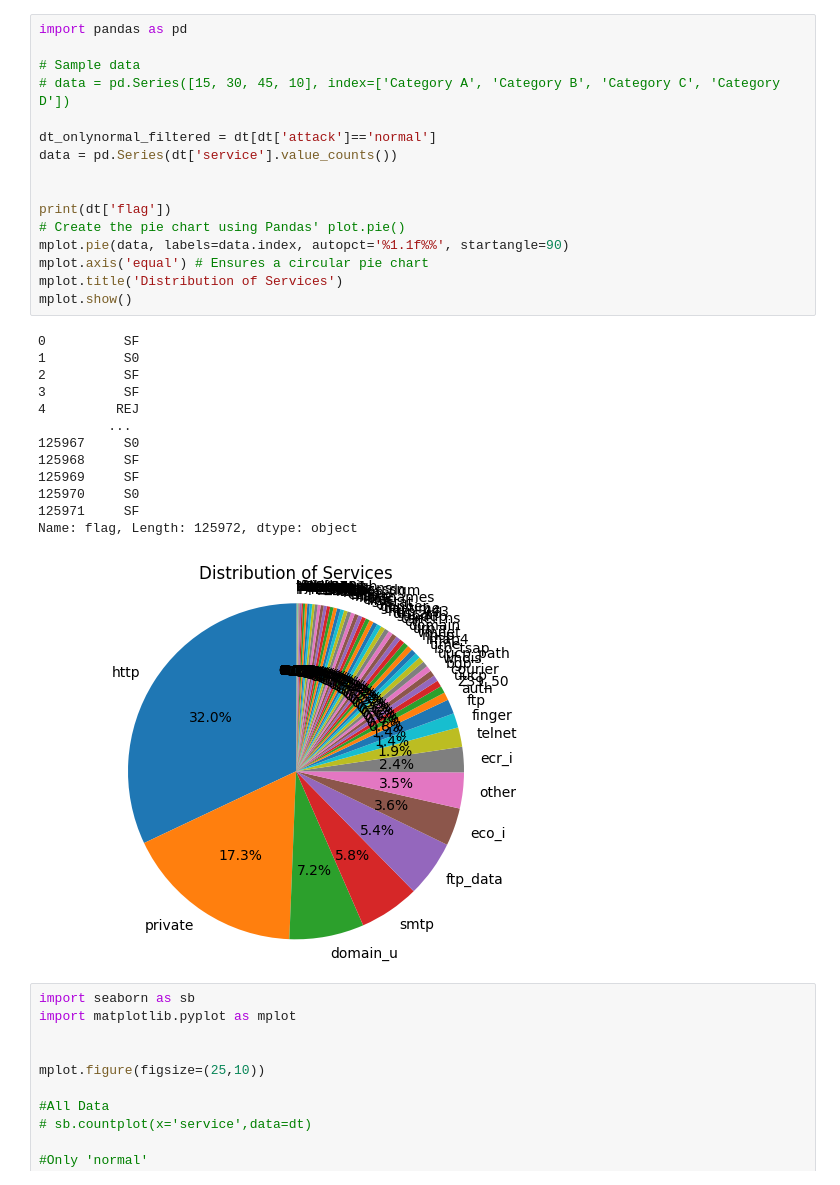
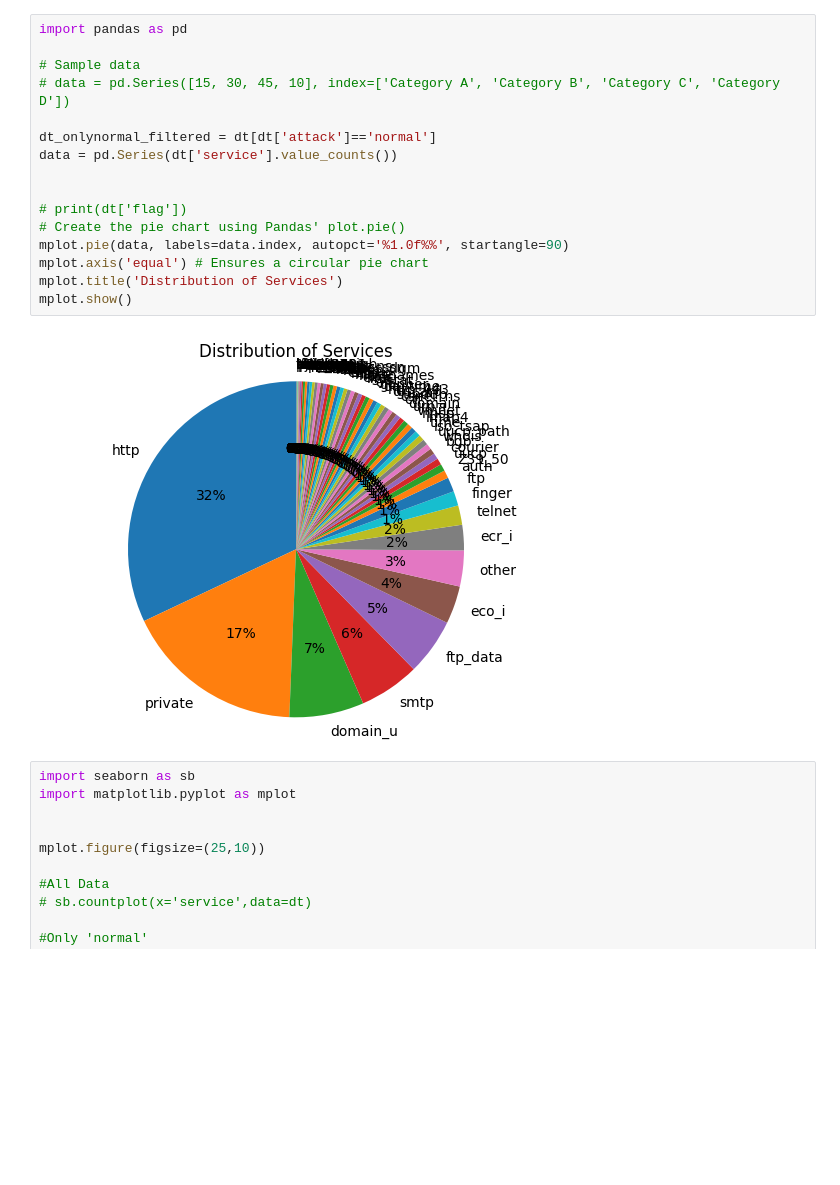
Before and after one commit to lamvwl/jupyterlite, a Jupyter notebook: IDS-NSL-KDD-RandomForest.ipynb, the cells around one changed output. Cells and saved outputs as stored; diff of their text form; blank space fills up the shorter version.

```diff
--- a/IDS-NSL-KDD-RandomForest.ipynb
+++ b/IDS-NSL-KDD-RandomForest.ipynb
@@ -138,33 +159,21 @@ mplot.show()
 # %%
 import pandas as pd
 
 # Sample data
 # data = pd.Series([15, 30, 45, 10], index=['Category A', 'Category B', 'Category C', 'Category D'])
 
 dt_onlynormal_filtered = dt[dt['attack']=='normal']
 data = pd.Series(dt['service'].value_counts())
 
 
-print(dt['flag'])
+# print(dt['flag'])
 # Create the pie chart using Pandas' plot.pie()
-mplot.pie(data, labels=data.index, autopct='%1.1f%%', startangle=90)
+mplot.pie(data, labels=data.index, autopct='%1.0f%%', startangle=90)
 mplot.axis('equal') # Ensures a circular pie chart
 mplot.title('Distribution of Services')
 mplot.show()
 # %% [output]
-0          SF
-1          S0
-2          SF
-3          SF
-4         REJ
-         ...
-125967     S0
-125968     SF
-125969     SF
-125970     S0
-125971     SF
-Name: flag, Length: 125972, dtype: object
-[figure, old version]
+[figure, new version]
 # %%
 import seaborn as sb
 import matplotlib.pyplot as mplot
```
Also changed, not shown: parts of 12 cells of this notebook.
